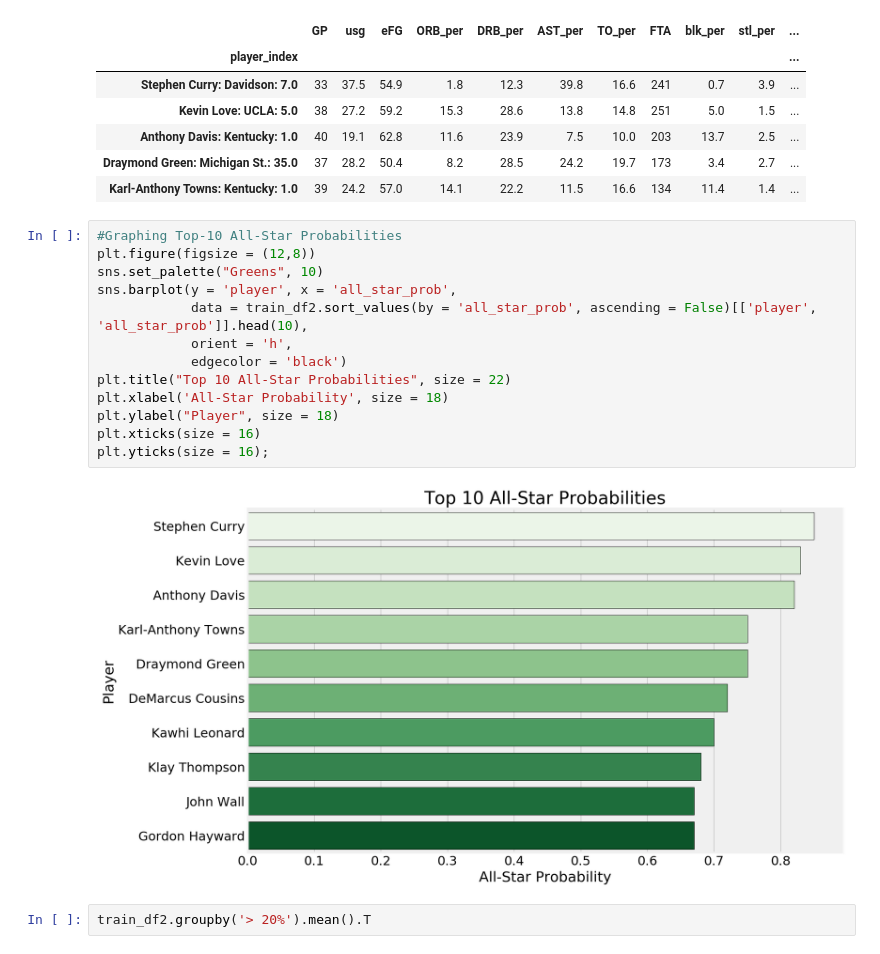
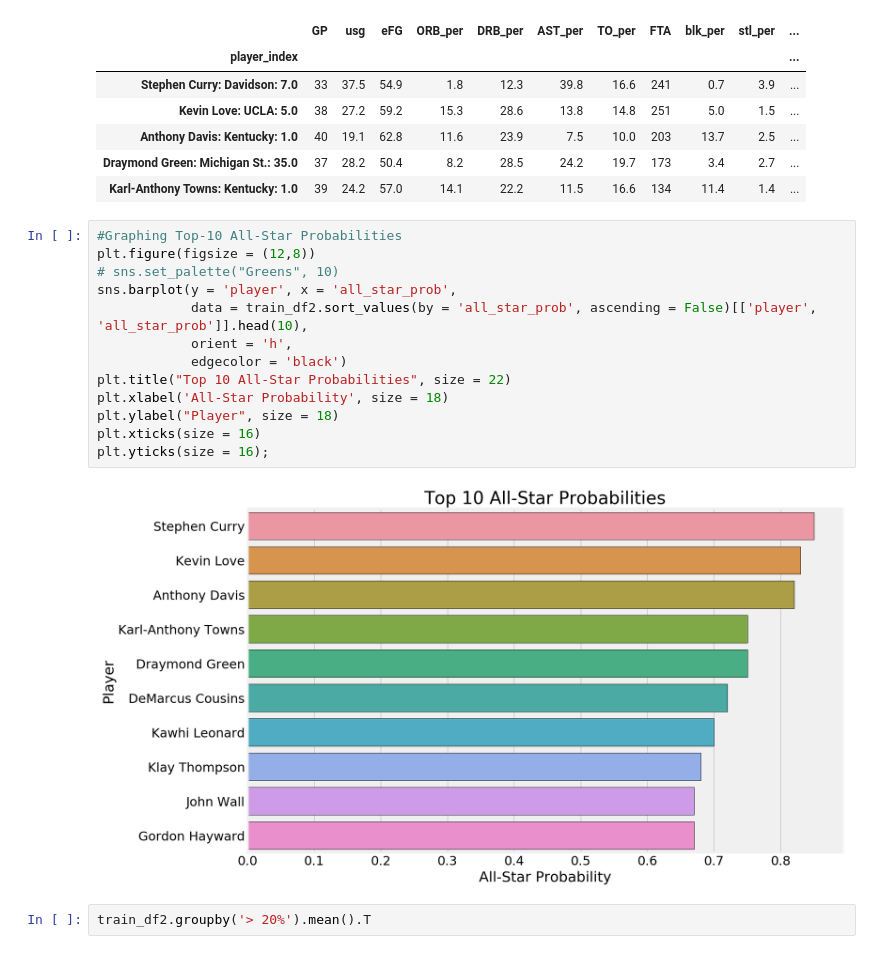
Before and after one commit to JDoherty95/Capstone, a Jupyter notebook: Code/Modeling.ipynb, the cells around one changed output. Cells and saved outputs as stored; diff of their text form.

```diff
--- a/Code/Modeling.ipynb
+++ b/Code/Modeling.ipynb
@@ -1029,18 +1029,18 @@ train_df2[train_df2['all_star'] == 1].sort_values(by = 'all_star_prob', ascendin
 # %%
 #Graphing Top-10 All-Star Probabilities
 plt.figure(figsize = (12,8))
-sns.set_palette("Greens", 10)
+# sns.set_palette("Greens", 10)
 sns.barplot(y = 'player', x = 'all_star_prob',
             data = train_df2.sort_values(by = 'all_star_prob', ascending = False)[['player', 'all_star_prob']].head(10),
             orient = 'h',
             edgecolor = 'black')
 plt.title("Top 10 All-Star Probabilities", size = 22)
 plt.xlabel('All-Star Probability', size = 18)
 plt.ylabel("Player", size = 18)
 plt.xticks(size = 16)
 plt.yticks(size = 16);
 # %% [output]
-[figure, old version]
+[figure, new version]
 # %%
 train_df2.groupby('> 20%').mean().T
 # %% [output]
```
Also changed, not shown: parts of 15 cells of this notebook, 1 other file.
